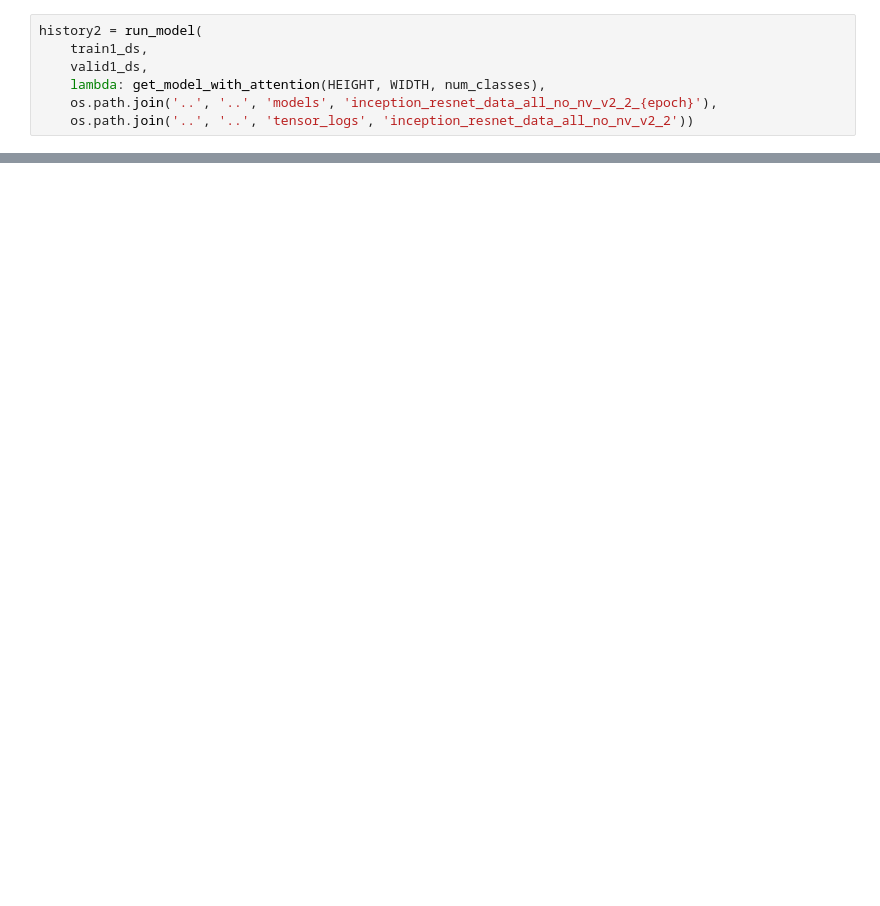
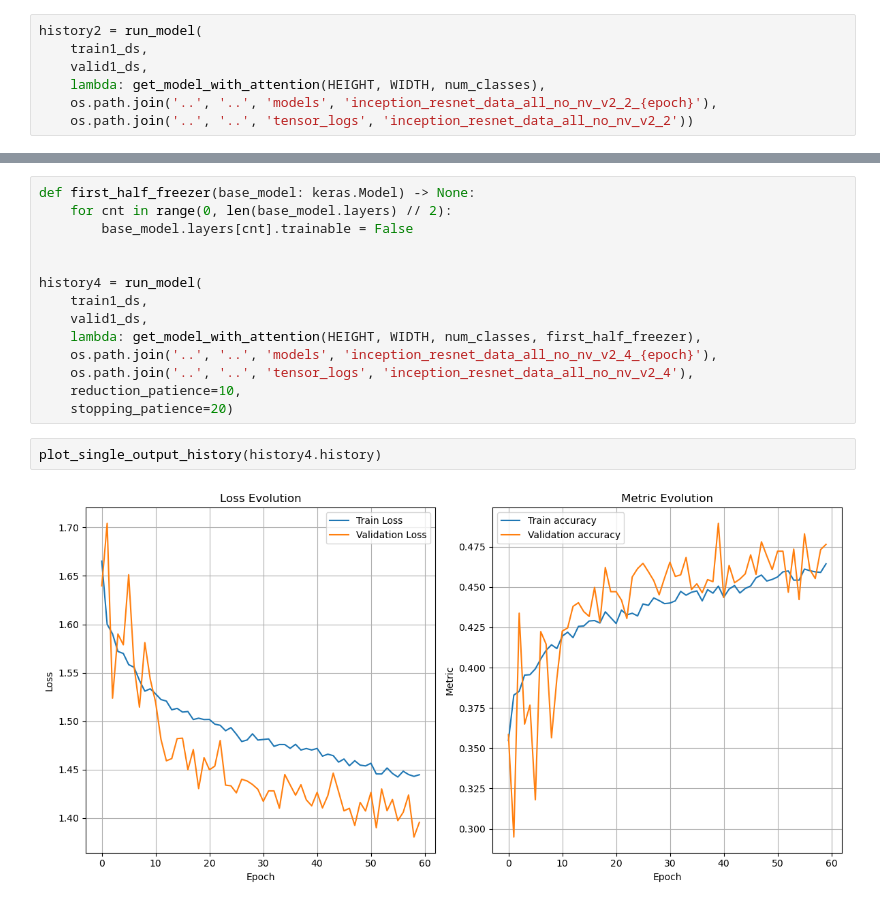
Before and after one commit to mmalek06/praca_inz_nn, a Jupyter notebook: classifiers/joint_datasets_learning/inception_resnet_v2_data_all_no_nv.ipynb, the cells around one changed output, grey strips where cells are left out. Drawn from its saved outputs; the diff is of its cells as text; blank space fills up the shorter version.

```diff
--- a/classifiers/joint_datasets_learning/inception_resnet_v2_data_all_no_nv.ipynb
+++ b/classifiers/joint_datasets_learning/inception_resnet_v2_data_all_no_nv.ipynb
@@ -81,0 +119,18 @@ plot_single_output_history(history2.history)
+# %%
+def first_half_freezer(base_model: keras.Model) -> None:
+    for cnt in range(0, len(base_model.layers) // 2):
+        base_model.layers[cnt].trainable = False
+
+
+history4 = run_model(
+    train1_ds,
+    valid1_ds,
+    lambda: get_model_with_attention(HEIGHT, WIDTH, num_classes, first_half_freezer),
+    os.path.join('..', '..', 'models', 'inception_resnet_data_all_no_nv_v2_4_{epoch}'),
+    os.path.join('..', '..', 'tensor_logs', 'inception_resnet_data_all_no_nv_v2_4'),
+    reduction_patience=10,
+    stopping_patience=20)
+# %%
+plot_single_output_history(history4.history)
+# %% [output]
+[figure, added]
```
Also changed, not shown: parts of 9 cells of this notebook, 11 other files.
